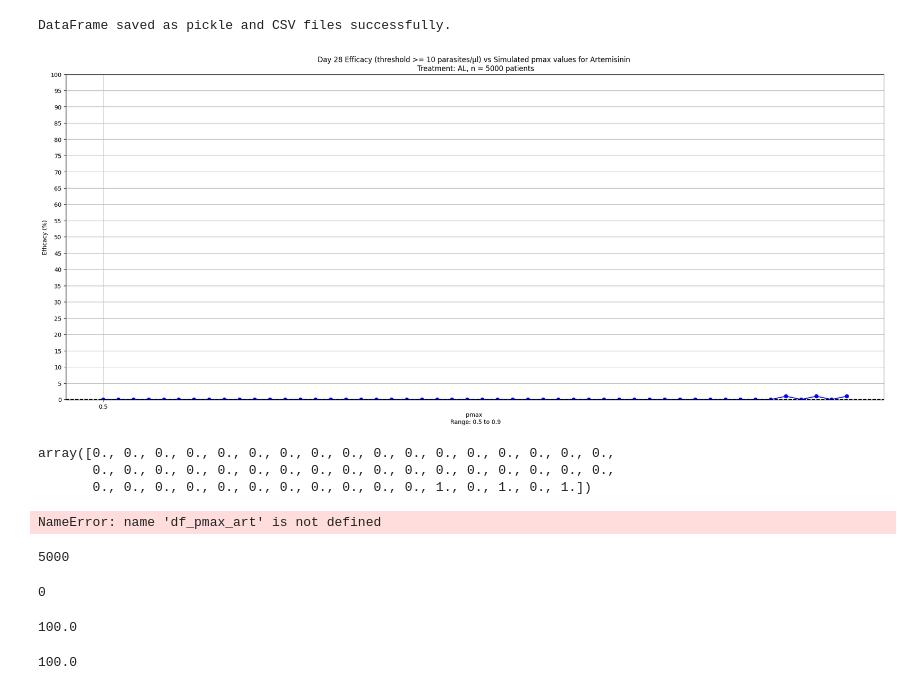
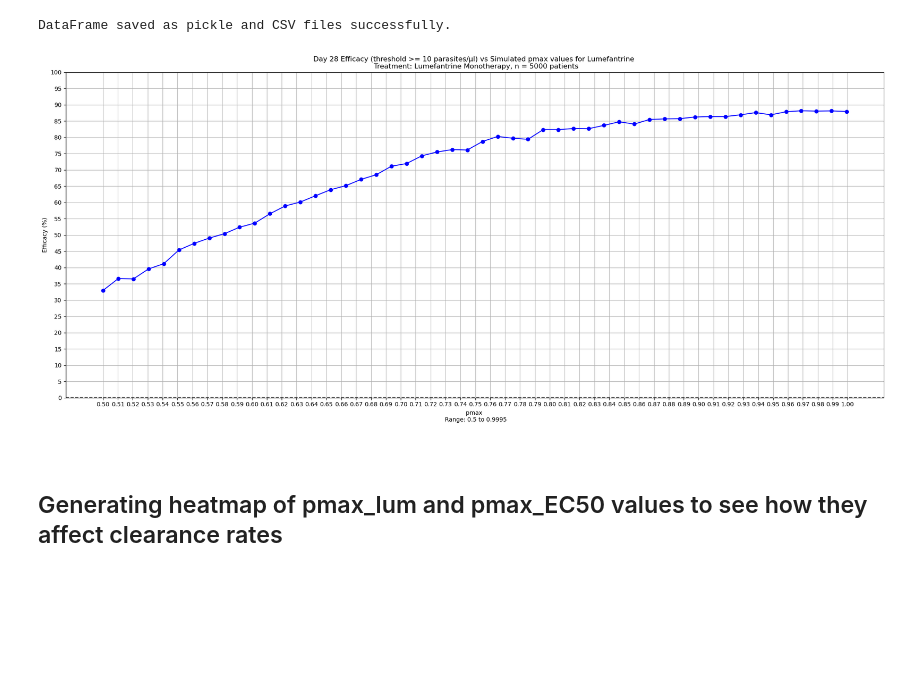
Before and after one commit to maciekboni/2019-test-ppq-pk, a Jupyter notebook: plots/AL/pkpd_AL/pfcrt+pfmdr1/bassat/lum_efficacy_calibration.ipynb, the cells around one changed output. Drawn from its saved outputs; the diff is of its cells as text; code cells hidden in the pictures; blank space fills up the shorter version.

```diff
--- a/plots/AL/pkpd_AL/pfcrt+pfmdr1/bassat/lum_efficacy_calibration.ipynb
+++ b/plots/AL/pkpd_AL/pfcrt+pfmdr1/bassat/lum_efficacy_calibration.ipynb
@@ -181,7 +353,7 @@ plt.show()
 # %%
-# Define the range for pmax_art
+# Define the range for pmax_lum
 min_pmax = 0.5
-max_pmax = 0.9
+max_pmax = 0.9995
 
 # Define pmax_art values
 pmax_values = np.linspace(min_pmax, max_pmax, 50)
@@ -204,30 +363,29 @@ array([0.5       , 0.50816327, 0.51632653, 0.5244898 , 0.53265306,
 # %%
-# Function to run a single simulation for a given pmax_art value
 def run_simulation(idx, pmax):
     command_pmax_art_adj = [
         "/home/venitha_b/Projects/2019-test-ppq-pk/build/run_ppq_pk",
         "--AL",
-        "-n", "100",
-        "--pmax_art", str(pmax),
-        "--pmax_lum", "0",
+        "-n", "5000",
+        "--pmax_art", "0",
+        "--pmax_lum", str(pmax),
         "-o", "1"
     ]
 
     try:
         # Run the command and capture output
-        output_pmax_art = subprocess.run(command_pmax_art_adj, capture_output=True, text=True, check=True)
+        output_pmax_lum = subprocess.run(command_pmax_art_adj, capture_output=True, text=True, check=True)
 
         # Process the output
-        lines_pmax_art = output_pmax_art.stdout.splitlines()
-        df_pmax_art = pd.DataFrame([line.split(',') for line in lines_pmax_art], columns=["PID", "HOUR", "COMP2CONC_ART", "COMP2CONC_LUM", "PARASITEDENSITY"])
+        lines_pmax_lum = output_pmax_lum.stdout.splitlines()
+        df_pmax_lum = pd.DataFrame([line.split(',') for line in lines_pmax_lum], columns=["PID", "HOUR", "COMP2CONC_ART", "COMP2CONC_LUM", "PARASITEDENSITY"])
 
         # Clean the DataFrame
-        df_pmax_art = df_pmax_art.iloc[1:].apply(pd.to_numeric, errors='coerce')
+        df_pmax_lum = df_pmax_lum.iloc[1:].apply(pd.to_numeric, errors='coerce')
 
         # Calculate the efficacy
-        failed_treatment_count = df_pmax_art[(df_pmax_art['PARASITEDENSITY'] >= 10)].shape[0]
-        total_patients = df_pmax_art['PID'].nunique()
-        efficacy = (100 - ((failed_treatment_count / total_patients) * 100))
+        failed_treatment_count = df_pmax_lum[(df_pmax_lum['PARASITEDENSITY'] >= 10)].shape[0]
+        total_patients = df_pmax_lum['PID'].nunique()
+        efficacy = (100 - ((failed_treatment_count / total_patients) * 100)) if total_patients > 0 else 0
 
         return (idx, efficacy)
 
@@ -252,22 +410,21 @@ with Pool(processes=num_workers) as pool:
             results.append(result)
             pbar.update(1)  # Update progress bar after each result
 
-# Update the efficacy array with the results
+# Update the clearance_rates array with the results
 for idx, eff in results:
     efficacy[idx] = eff
 
 # Create a DataFrame with pmax_values and clearance_rates
 df = pd.DataFrame({
-    'pmax_art': pmax_values,
+    'pmax_lum': pmax_values,
     'efficacy': efficacy
 })
 
 # Save the DataFrame to a pickle file
-df.to_pickle("pkpd_AL_pmax_art_50.vals_pmax_lum_0_5k.pyobj")
+df.to_pickle("pkpd_AL_pmax_lum_test_04_efficacy..pyobj")
 
 # Save the DataFrame to a CSV file
-df.to_csv("pkpd_AL_pmax_art_50.vals_pmax_lum_0_5k.csv", index=False)
-
+df.to_csv("pkpd_AL_pmax_lum_test_04_efficacy.csv", index=False)
 
 print("DataFrame saved as pickle and CSV files successfully.")
 # %% [output]
@@ -275,40 +432,18 @@ DataFrame saved as pickle and CSV files successfully.
 # %%
 plt.figure(figsize=(25, 10))  # Adjust the figure size as needed
 plt.plot(pmax_values, efficacy, marker='o', linestyle='-', color='b')
-plt.xlabel('pmax \n Range: 0.5 to 0.9')
+plt.xlabel('pmax \n Range: 0.5 to 0.9995')
 plt.ylabel('Efficacy (%)')
-plt.title("Day 28 Efficacy (threshold >= 10 parasites/μl) vs Simulated pmax values for Artemisinin \n Treatment: AL, n = 5000 patients")
+plt.title("Day 28 Efficacy (threshold >= 10 parasites/μl) vs Simulated pmax values for Lumefantrine \n Treatment: Lumefantrine Monotherapy, n = 5000 patients")
 plt.grid(True)
-plt.xticks(np.arange(min(pmax_values), max(pmax_values), 0.5))  # Adjust tick marks if necessary
+plt.xticks(np.arange(min(pmax_values), max(pmax_values)+0.01, 0.01))  # Adjust tick marks if necessary
 plt.yticks(np.arange(0, 101, 5))  # Y-axis ticks from 0 to 100%
 plt.axhline(y=0, color='k', linestyle='--')  # Optional: horizontal line at y=0
-plt.savefig('pkpd_AL_pmax_art_efficacy_5k.png', dpi=300, bbox_inches='tight')
+plt.savefig("pkpd_AL_pmax_lum_test_04_efficacy.png")
 plt.show()
 # %% [output]
-[figure, old version]
+[figure, new version]
-# %%
-efficacy
-# %% [output]
-array([0., 0., 0., 0., 0., 0., 0., 0., 0., 0., 0., 0., 0., 0., 0., 0., 0.,
-       0., 0., 0., 0., 0., 0., 0., 0., 0., 0., 0., 0., 0., 0., 0., 0., 0.,
-       0., 0., 0., 0., 0., 0., 0., 0., 0., 0., 0., 1., 0., 1., 0., 1.])
-# %%
-df_pmax_art
-# %% [output]
-NameError: name 'df_pmax_art' is not defined
-# %%
-total_patients
-# %% [output]
-5000
-# %%
-failed_treatment_count
-# %% [output]
-0
-# %%
-100 - ((failed_treatment_count / total_patients) * 100)
-# %% [output]
-100.0
-# %%
-(100 - ((failed_treatment_count / total_patients) * 100))
-# %% [output]
-100.0
+# %% [markdown]
+<br>
+
+## Generating heatmap of pmax_lum and pmax_EC50 values to see how they affect clearance rates
```
Also changed, not shown: parts of 18 cells of this notebook, 38 other files.
